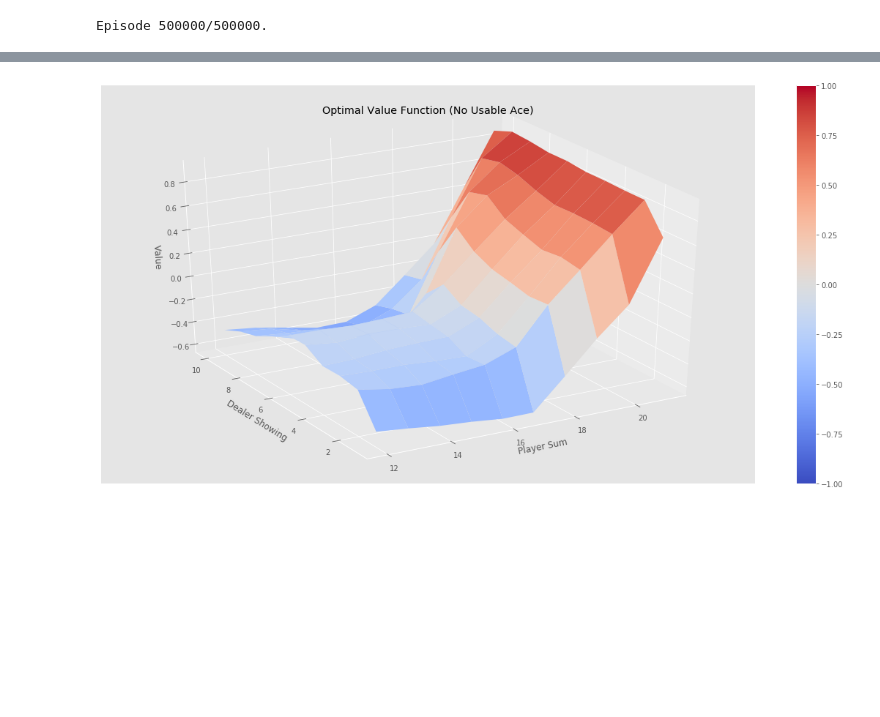
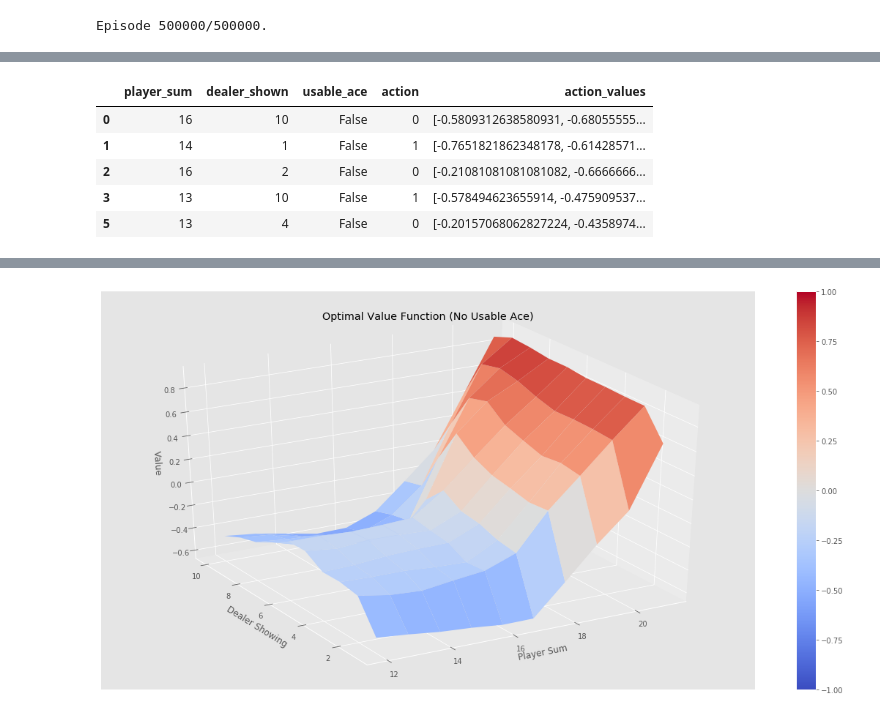
Before and after one commit to zht007/tensorflow-practice, a Jupyter notebook: 7_Renforcement_Learning_blackjack/2_MC_Control_with Epsilon_Greedy Policies.ipynb, the cells around one changed output, grey strips where cells are left out. Saved outputs shown, nothing was run; the diff lists cells and outputs as text; code cells hidden in the pictures; blank space fills up the shorter version.

```diff
--- a/7_Renforcement_Learning_blackjack/2_MC_Control_with Epsilon_Greedy Policies.ipynb
+++ b/7_Renforcement_Learning_blackjack/2_MC_Control_with Epsilon_Greedy Policies.ipynb
@@ -118,0 +145,9 @@ plotting.plot_policy_function(P, title="Optimal Q ")
+# %%
+df_none_usable_ace.head()
+# %% [output]
+|  | player_sum | dealer_shown | usable_ace | action | action_values |
+| 0 | 16 | 10 | False | 0 | [-0.5809312638580931, -0.68055555... |
+| 1 | 14 | 1 | False | 1 | [-0.7651821862348178, -0.61428571... |
+| 2 | 16 | 2 | False | 0 | [-0.21081081081081082, -0.6666666... |
+| 3 | 13 | 10 | False | 1 | [-0.578494623655914, -0.475909537... |
+| 5 | 13 | 4 | False | 0 | [-0.20157068062827224, -0.4358974... |
```
Also changed, not shown: parts of 10 cells of this notebook, 16 other files.
